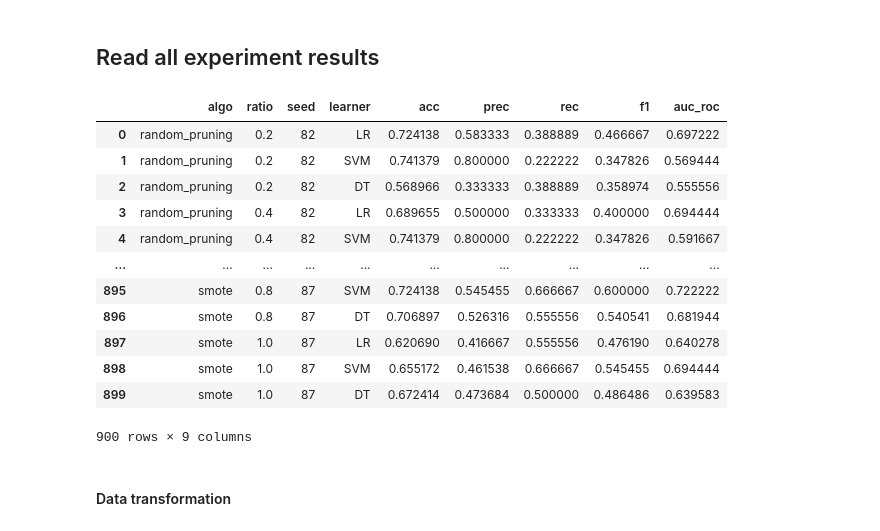
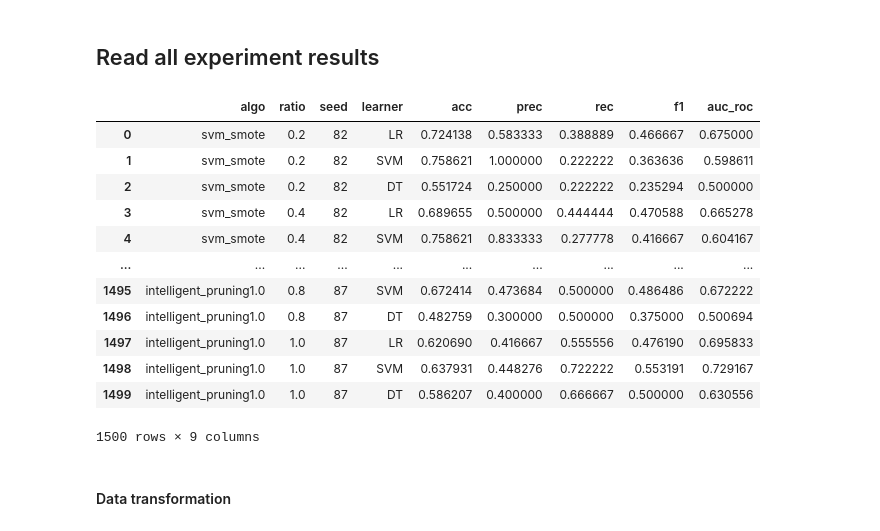
Before and after one commit to adipai/data-decent, a Jupyter notebook: analysis.ipynb, the cells around one changed output. Saved outputs shown, nothing was run; the diff lists cells and outputs as text; code cells hidden in the pictures.

Commit message:
Added functionality to accomodate for intelligent pruning

```diff
--- a/analysis.ipynb
+++ b/analysis.ipynb
@@ -131,34 +133,47 @@ def eg0(nums):
 # %%
 # Get a list of file paths for the CSV files
 file_paths = glob.glob('data/*.csv')  # Update 'path_to_files' with the directory containing your CSV files
 
 # Initialize an empty list to store DataFrames
 dfs = []
 
 # Loop through each file path and read the CSV into a DataFrame
 for file_path in file_paths:
+
     df = pd.read_csv(file_path)
+
+    if 'intelligent_pruning_results.csv' in file_path:
+
+      # Convert "per_cluster_pruning_ratio" column to string
+      df['per_cluster_pruning_ratio'] = df['per_cluster_pruning_ratio'].astype(str)
+
+      # Append the value of "per_cluster_pruning_ratio" to the corresponding value in "algo" column
+      df['algo'] += df['per_cluster_pruning_ratio']
+
+      # Drop the "per_cluster_pruning_ratio" column
+      df.drop(columns=['per_cluster_pruning_ratio'], inplace=True)
+
     dfs.append(df)
 
 # Concatenate all DataFrames into a single DataFrame
 df = pd.concat(dfs, ignore_index=True)
 
 # Print the combined DataFrame
 df
 # %% [output]
 |  | algo | ratio | seed | learner | acc | prec | rec | f1 | auc_roc |
-| 0 | random_pruning | 0.2 | 82 | LR | 0.724138 | 0.583333 | 0.388889 | 0.466667 | 0.697222 |
-| 1 | random_pruning | 0.2 | 82 | SVM | 0.741379 | 0.800000 | 0.222222 | 0.347826 | 0.569444 |
-| 2 | random_pruning | 0.2 | 82 | DT | 0.568966 | 0.333333 | 0.388889 | 0.358974 | 0.555556 |
-| 3 | random_pruning | 0.4 | 82 | LR | 0.689655 | 0.500000 | 0.333333 | 0.400000 | 0.694444 |
-| 4 | random_pruning | 0.4 | 82 | SVM | 0.741379 | 0.800000 | 0.222222 | 0.347826 | 0.591667 |
+| 0 | svm_smote | 0.2 | 82 | LR | 0.724138 | 0.583333 | 0.388889 | 0.466667 | 0.675000 |
+| 1 | svm_smote | 0.2 | 82 | SVM | 0.758621 | 1.000000 | 0.222222 | 0.363636 | 0.598611 |
+| 2 | svm_smote | 0.2 | 82 | DT | 0.551724 | 0.250000 | 0.222222 | 0.235294 | 0.500000 |
+| 3 | svm_smote | 0.4 | 82 | LR | 0.689655 | 0.500000 | 0.444444 | 0.470588 | 0.665278 |
+| 4 | svm_smote | 0.4 | 82 | SVM | 0.758621 | 0.833333 | 0.277778 | 0.416667 | 0.604167 |
 | ... | ... | ... | ... | ... | ... | ... | ... | ... | ... |
-| 895 | smote | 0.8 | 87 | SVM | 0.724138 | 0.545455 | 0.666667 | 0.600000 | 0.722222 |
-| 896 | smote | 0.8 | 87 | DT | 0.706897 | 0.526316 | 0.555556 | 0.540541 | 0.681944 |
-| 897 | smote | 1.0 | 87 | LR | 0.620690 | 0.416667 | 0.555556 | 0.476190 | 0.640278 |
-| 898 | smote | 1.0 | 87 | SVM | 0.655172 | 0.461538 | 0.666667 | 0.545455 | 0.694444 |
-| 899 | smote | 1.0 | 87 | DT | 0.672414 | 0.473684 | 0.500000 | 0.486486 | 0.639583 |
+| 1495 | intelligent_pruning1.0 | 0.8 | 87 | SVM | 0.672414 | 0.473684 | 0.500000 | 0.486486 | 0.672222 |
+| 1496 | intelligent_pruning1.0 | 0.8 | 87 | DT | 0.482759 | 0.300000 | 0.500000 | 0.375000 | 0.500694 |
+| 1497 | intelligent_pruning1.0 | 1.0 | 87 | LR | 0.620690 | 0.416667 | 0.555556 | 0.476190 | 0.695833 |
+| 1498 | intelligent_pruning1.0 | 1.0 | 87 | SVM | 0.637931 | 0.448276 | 0.722222 | 0.553191 | 0.729167 |
+| 1499 | intelligent_pruning1.0 | 1.0 | 87 | DT | 0.586207 | 0.400000 | 0.666667 | 0.500000 | 0.630556 |
-900 rows × 9 columns
+1500 rows × 9 columns
 # %% [markdown]
 #### Data transformation
 # %%
```
Also changed, not shown: parts of 4 cells of this notebook.
